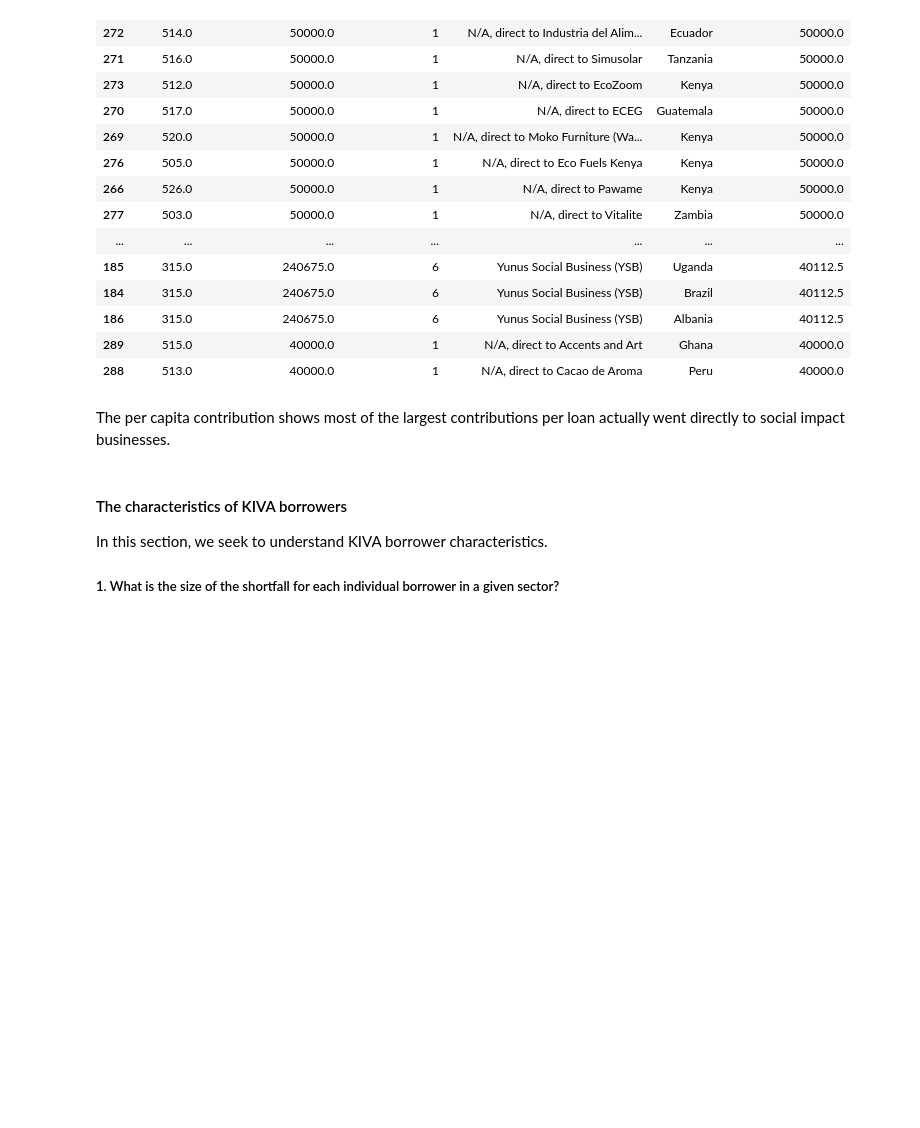
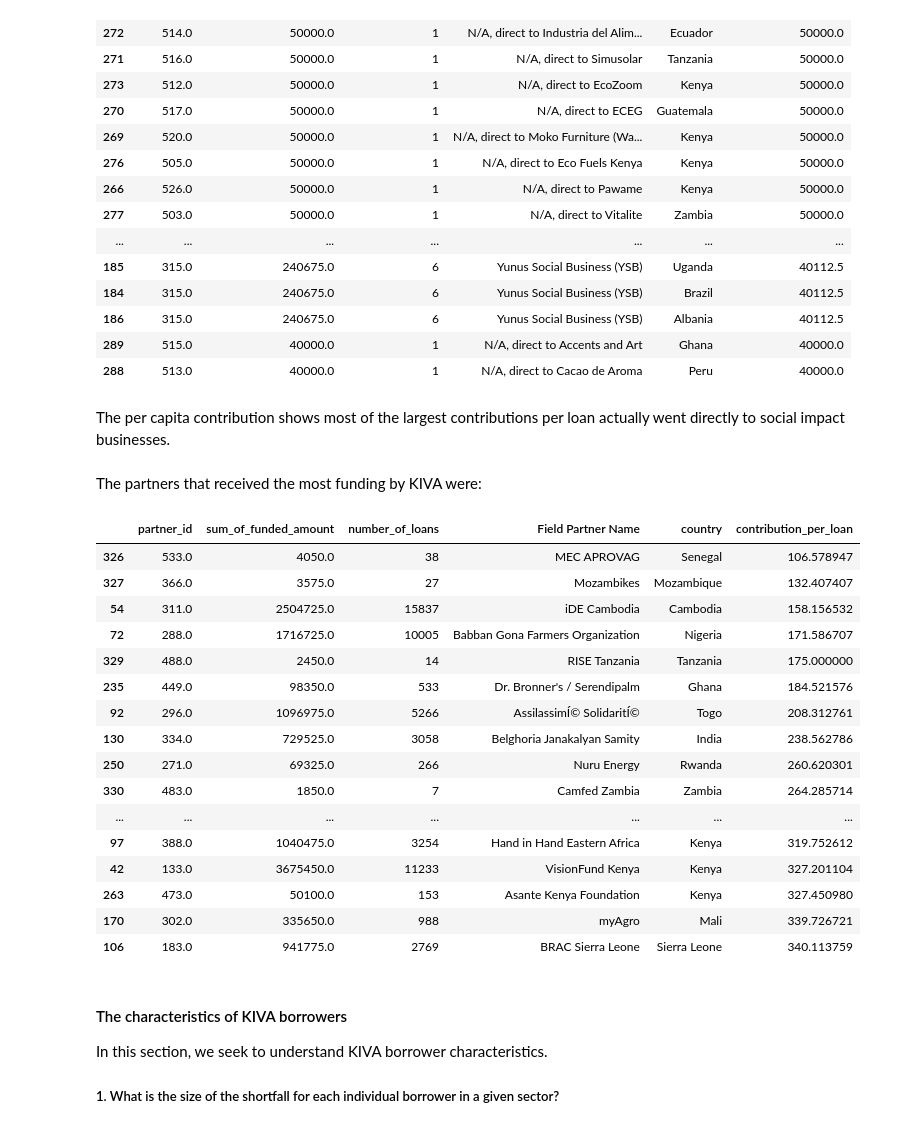
Before and after one commit to masterpython4ds/assignment-1-CeeThinwa, a Jupyter notebook: KIVA Analysis.ipynb, the cells around one changed output. Saved outputs shown, nothing was run; the diff lists cells and outputs as text; code cells hidden in the pictures; blank space fills up the shorter version.

```diff
--- a/KIVA Analysis.ipynb
+++ b/KIVA Analysis.ipynb
@@ -701,6 +694,32 @@ tab3.head(25)
 | 288 | 513.0 | 40000.0 | 1 | N/A, direct to Cacao de Aroma | Peru | 40000.0 |
 # %% [markdown]
 The per capita contribution shows most of the largest contributions per loan actually went directly to social impact businesses.
+# %% [markdown]
+The partners that received the most funding by KIVA were:
+# %%
+# sort the results in descending order
+tab3 = tab3.sort_values(by=['contribution_per_loan'], ascending=True)
+
+# and display top 25 results
+tab3.head(25)
+# %% [output]
+|  | partner_id | sum_of_funded_amount | number_of_loans | Field Partner Name | country | contribution_per_loan |
+| 326 | 533.0 | 4050.0 | 38 | MEC APROVAG | Senegal | 106.578947 |
+| 327 | 366.0 | 3575.0 | 27 | Mozambikes | Mozambique | 132.407407 |
+| 54 | 311.0 | 2504725.0 | 15837 | iDE Cambodia | Cambodia | 158.156532 |
+| 72 | 288.0 | 1716725.0 | 10005 | Babban Gona Farmers Organization | Nigeria | 171.586707 |
+| 329 | 488.0 | 2450.0 | 14 | RISE Tanzania | Tanzania | 175.000000 |
+| 235 | 449.0 | 98350.0 | 533 | Dr. Bronner's / Serendipalm | Ghana | 184.521576 |
+| 92 | 296.0 | 1096975.0 | 5266 | AssilassimÍ© SolidaritÍ© | Togo | 208.312761 |
+| 130 | 334.0 | 729525.0 | 3058 | Belghoria Janakalyan Samity | India | 238.562786 |
+| 250 | 271.0 | 69325.0 | 266 | Nuru Energy | Rwanda | 260.620301 |
+| 330 | 483.0 | 1850.0 | 7 | Camfed Zambia | Zambia | 264.285714 |
+| ... | ... | ... | ... | ... | ... | ... |
+| 97 | 388.0 | 1040475.0 | 3254 | Hand in Hand Eastern Africa | Kenya | 319.752612 |
+| 42 | 133.0 | 3675450.0 | 11233 | VisionFund Kenya | Kenya | 327.201104 |
+| 263 | 473.0 | 50100.0 | 153 | Asante Kenya Foundation | Kenya | 327.450980 |
+| 170 | 302.0 | 335650.0 | 988 | myAgro | Mali | 339.726721 |
+| 106 | 183.0 | 941775.0 | 2769 | BRAC Sierra Leone | Sierra Leone | 340.113759 |
 # %% [markdown]
 #### The characteristics of KIVA borrowers
 
```
Also changed, not shown: parts of 33 cells of this notebook.
